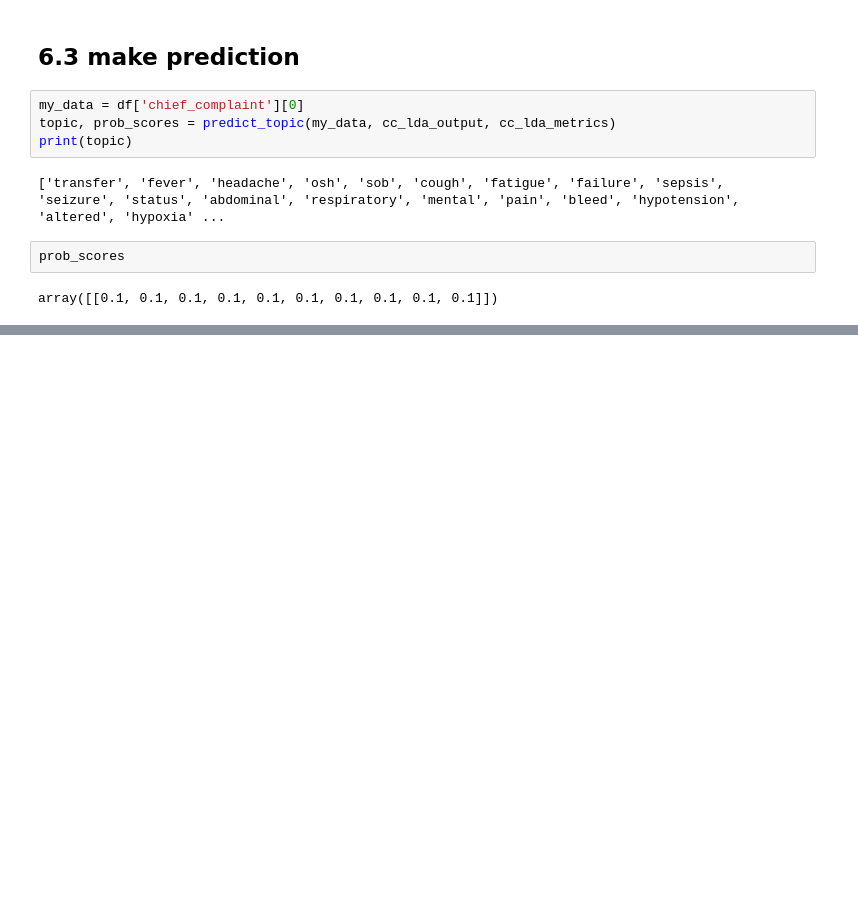
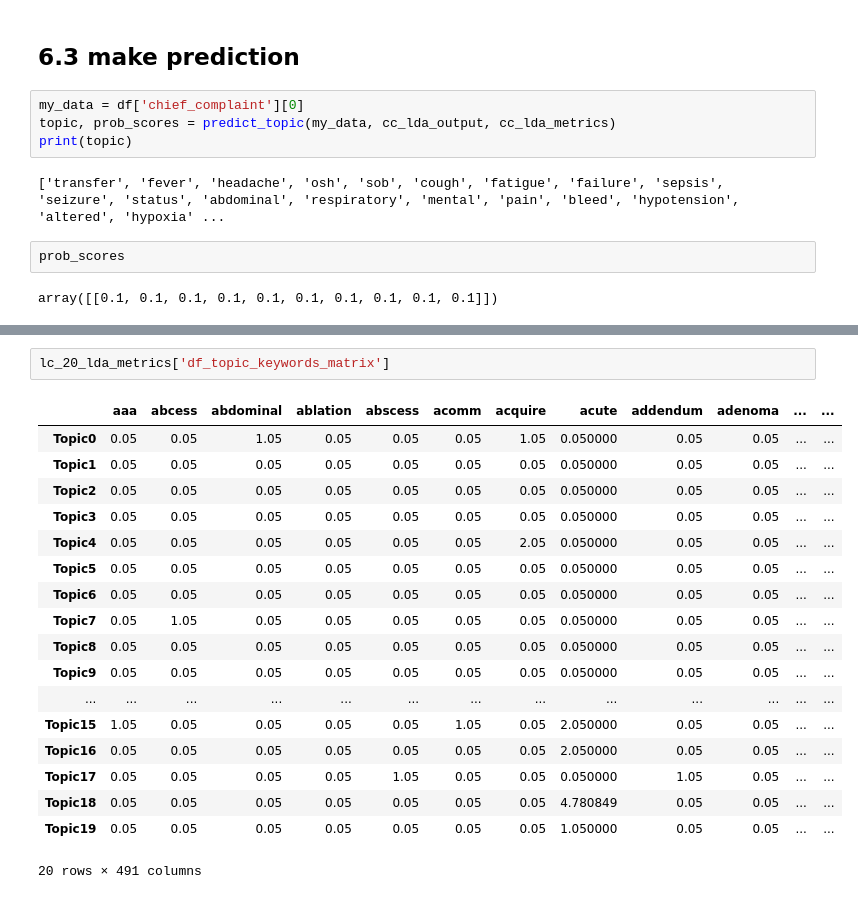
Before and after one commit to sindhri/topic_modeling, a Jupyter notebook: topic_modeling_grid.ipynb, the cells around one changed output, grey strips where cells are left out. Saved outputs shown, nothing was run; the diff lists cells and outputs as text; blank space fills up the shorter version.

```diff
--- a/topic_modeling_grid.ipynb
+++ b/topic_modeling_grid.ipynb
@@ -1182,0 +1601,21 @@ make_word_cloud(df['first_diagnosis_preprocessed'], stop_words=default_stop_word
+# %%
+lc_20_lda_metrics['df_topic_keywords_matrix']
+# %% [output]
+|  | aaa | abcess | abdominal | ablation | abscess | acomm | acquire | acute | addendum | adenoma | ... | ... |
+| Topic0 | 0.05 | 0.05 | 1.05 | 0.05 | 0.05 | 0.05 | 1.05 | 0.050000 | 0.05 | 0.05 | ... | ... |
+| Topic1 | 0.05 | 0.05 | 0.05 | 0.05 | 0.05 | 0.05 | 0.05 | 0.050000 | 0.05 | 0.05 | ... | ... |
+| Topic2 | 0.05 | 0.05 | 0.05 | 0.05 | 0.05 | 0.05 | 0.05 | 0.050000 | 0.05 | 0.05 | ... | ... |
+| Topic3 | 0.05 | 0.05 | 0.05 | 0.05 | 0.05 | 0.05 | 0.05 | 0.050000 | 0.05 | 0.05 | ... | ... |
+| Topic4 | 0.05 | 0.05 | 0.05 | 0.05 | 0.05 | 0.05 | 2.05 | 0.050000 | 0.05 | 0.05 | ... | ... |
+| Topic5 | 0.05 | 0.05 | 0.05 | 0.05 | 0.05 | 0.05 | 0.05 | 0.050000 | 0.05 | 0.05 | ... | ... |
+| Topic6 | 0.05 | 0.05 | 0.05 | 0.05 | 0.05 | 0.05 | 0.05 | 0.050000 | 0.05 | 0.05 | ... | ... |
+| Topic7 | 0.05 | 1.05 | 0.05 | 0.05 | 0.05 | 0.05 | 0.05 | 0.050000 | 0.05 | 0.05 | ... | ... |
+| Topic8 | 0.05 | 0.05 | 0.05 | 0.05 | 0.05 | 0.05 | 0.05 | 0.050000 | 0.05 | 0.05 | ... | ... |
+| Topic9 | 0.05 | 0.05 | 0.05 | 0.05 | 0.05 | 0.05 | 0.05 | 0.050000 | 0.05 | 0.05 | ... | ... |
+| ... | ... | ... | ... | ... | ... | ... | ... | ... | ... | ... | ... | ... |
+| Topic15 | 1.05 | 0.05 | 0.05 | 0.05 | 0.05 | 1.05 | 0.05 | 2.050000 | 0.05 | 0.05 | ... | ... |
+| Topic16 | 0.05 | 0.05 | 0.05 | 0.05 | 0.05 | 0.05 | 0.05 | 2.050000 | 0.05 | 0.05 | ... | ... |
+| Topic17 | 0.05 | 0.05 | 0.05 | 0.05 | 1.05 | 0.05 | 0.05 | 0.050000 | 1.05 | 0.05 | ... | ... |
+| Topic18 | 0.05 | 0.05 | 0.05 | 0.05 | 0.05 | 0.05 | 0.05 | 4.780849 | 0.05 | 0.05 | ... | ... |
+| Topic19 | 0.05 | 0.05 | 0.05 | 0.05 | 0.05 | 0.05 | 0.05 | 1.050000 | 0.05 | 0.05 | ... | ... |
+20 rows × 491 columns
```
Also changed, not shown: parts of 38 cells of this notebook.
